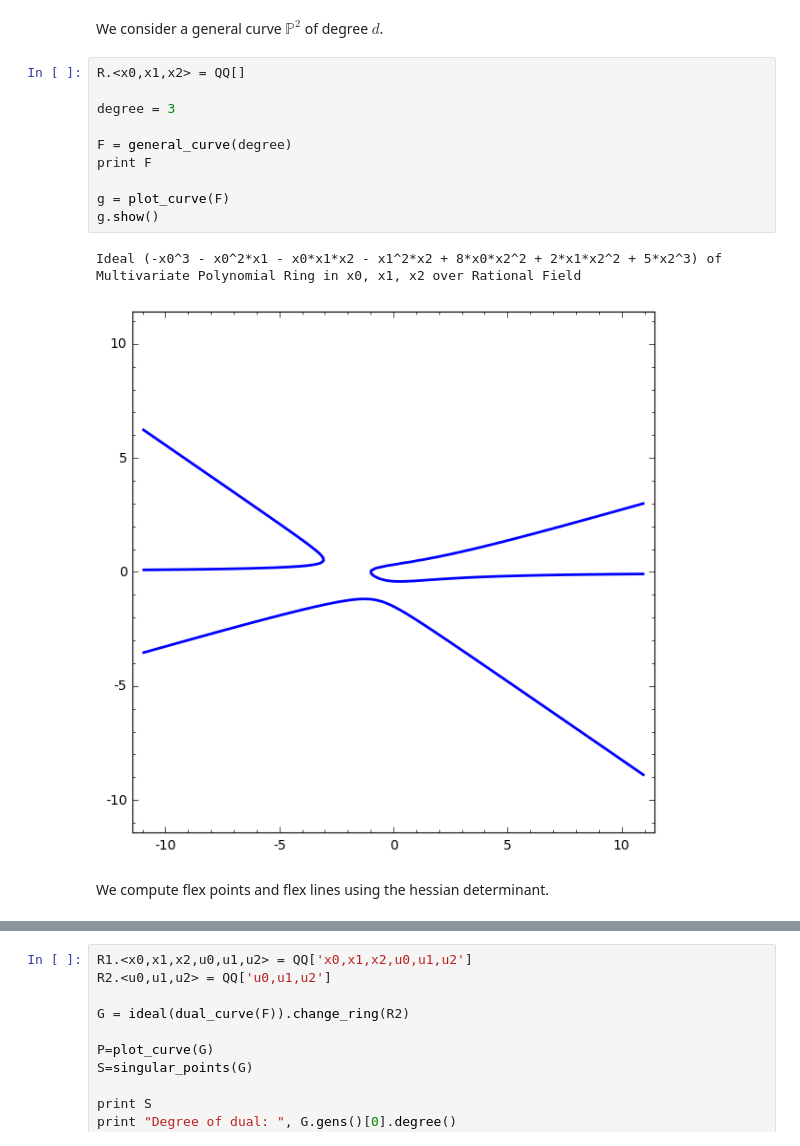
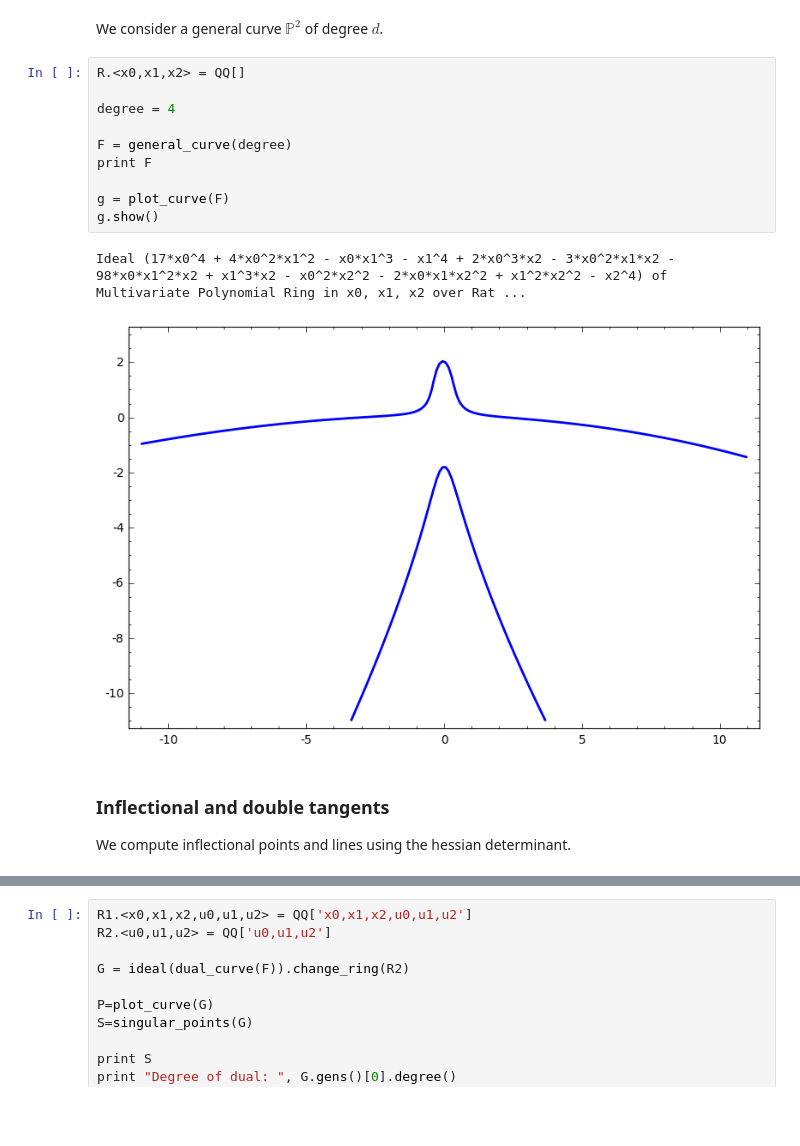
Before and after one commit to mtrager/changing-views, a Jupyter notebook: Changing Views of Curves and Surfaces.ipynb, the cells around one changed output, grey strips where cells are left out. Saved outputs shown, nothing was run; the diff lists cells and outputs as text; blank space fills up the shorter version.

```diff
--- a/Changing Views of Curves and Surfaces.ipynb
+++ b/Changing Views of Curves and Surfaces.ipynb
@@ -9,16 +9,17 @@ We consider a general curve $\mathbb P^2$ of degree $d$.
 # %%
 R.<x0,x1,x2> = QQ[]
 
-degree = 3
+degree = 4
 
 F = general_curve(degree)
 print F
 
 g = plot_curve(F)
 g.show()
 # %% [output]
-Ideal (-x0^3 - x0^2*x1 - x0*x1*x2 - x1^2*x2 + 8*x0*x2^2 + 2*x1*x2^2 + 5*x2^3) of Multivariate Polynomial Ring in x0, x1, x2 over Rational Field
+Ideal (17*x0^4 + 4*x0^2*x1^2 - x0*x1^3 - x1^4 + 2*x0^3*x2 - 3*x0^2*x1*x2 - 98*x0*x1^2*x2 + x1^3*x2 - x0^2*x2^2 - 2*x0*x1*x2^2 + x1^2*x2^2 - x2^4) of Multivariate Polynomial Ring in x0, x1, x2 over Rat ...
-[figure, old version]
+[figure, new version]
 # %% [markdown]
-We compute flex points and flex lines using the hessian determinant.
+### Inflectional and double tangents
+We compute inflectional points and lines using the hessian determinant.
 # %%
```
Also changed, not shown: parts of 10 cells of this notebook.
